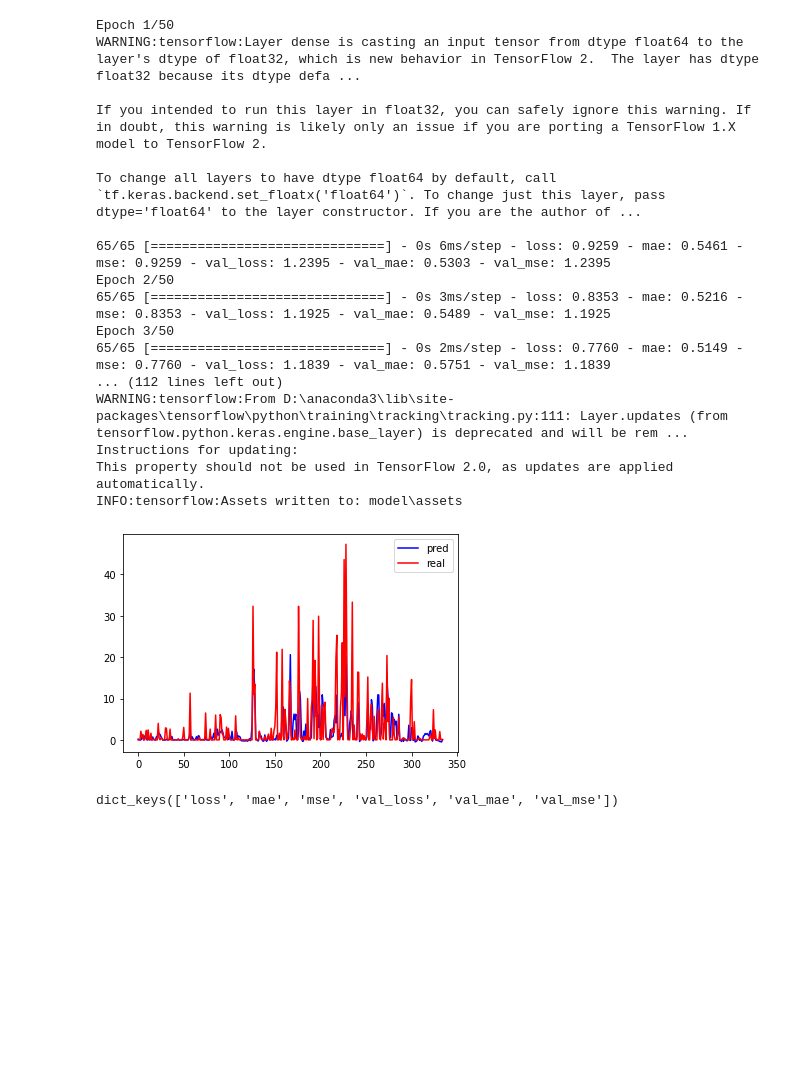
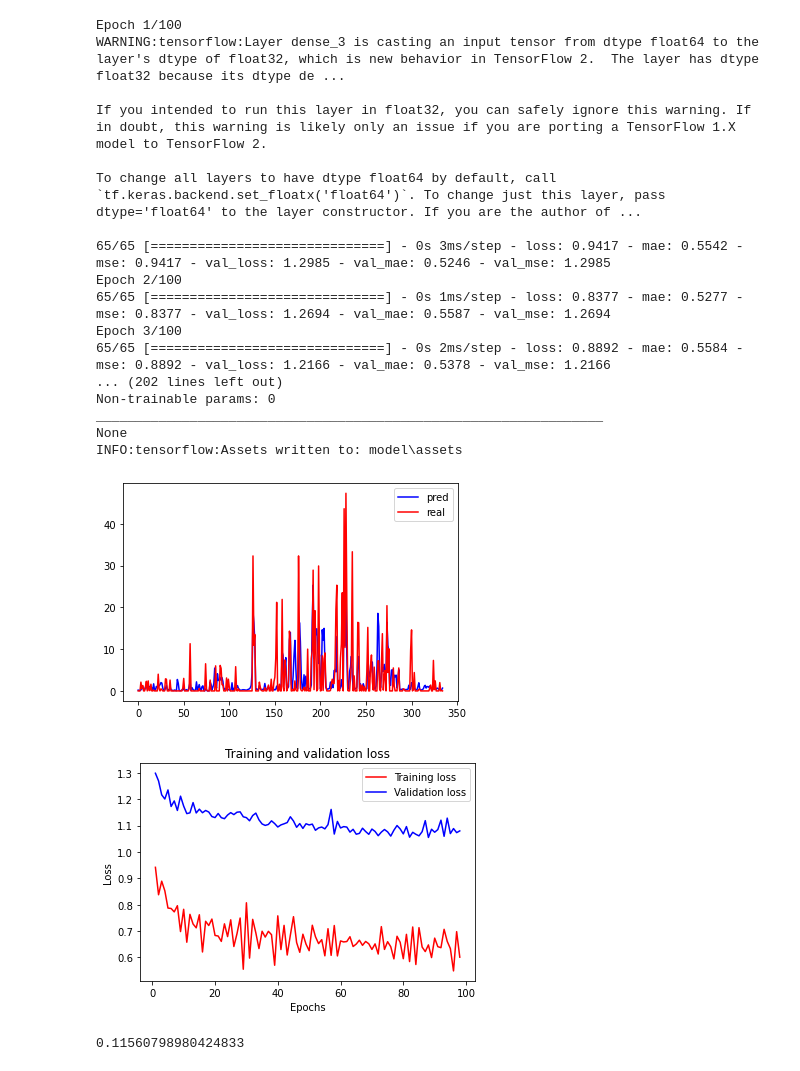
Before and after one commit to forward11/rainfall, a Jupyter notebook: RainPredDemo/model/build_model.ipynb, the cells around one changed output. Saved outputs shown, nothing was run; the diff lists cells and outputs as text; code cells hidden in the pictures; blank space fills up the shorter version.

```diff
--- a/RainPredDemo/model/build_model.ipynb
+++ b/RainPredDemo/model/build_model.ipynb
@@ -6,7 +6,7 @@ import tensorflow as tf
 from tensorflow.keras import layers
 import pandas as pd
 import matplotlib.pyplot as plt
-
+tf.random.set_seed(1)
 
 def make_dataset():
     """
@@ -14,7 +14,7 @@ def make_dataset():
     :return: train_dataset, val_dataset, test_features, test_labels
     """
     reader = Reader()
-    with open('E:\\RainPredDemo\\model\\config.json', 'r') as json_file:
+    with open('E:\\rainfall\\RainPredDemo\\model\\config.json', 'r') as json_file:
         config = json.load(json_file)
 
     features = config['features']
@@ -105,57 +105,80 @@ def dense_model_functional():
 
 
 if __name__ == '__main__':
-    epochs = 50
+    epochs = 200
     size_train, size_val = 2091, 713
     batch_size = 32 #32
     train_ds, val_ds, test_x, test_y, train_mean, train_std = make_dataset()
     model = dense_model_sequential_1()
     # model = dense_model_sequential_2()
     # model = dense_model_functional()
+    callback = tf.keras.callbacks.EarlyStopping(
+        monitor='val_loss', min_delta=0, patience=10, verbose=0,
+        mode='auto', baseline=None, restore_best_weights=True
+    )
     history = model.fit(train_ds, epochs=epochs, steps_per_epoch=size_train // batch_size,
-                        validation_data=val_ds, validation_steps=size_val // batch_size)
+                        validation_data=val_ds, validation_steps=size_val // batch_size,
+                        callbacks=[callback])
     hist = pd.DataFrame(history.history)
     hist['epoch'] = history.epoch
     print(model.summary())
 
     if not os.path.exists('model'):
         os.makedirs('model')
     model.save('model')
 
     model = tf.keras.models.load_model('model')
     pred_y = model.predict(test_x)
-
+    pred_y1=pred_y
     pred_y = pred_y * train_std + train_mean
     test_y = test_y * train_std + train_mean
+
+    for index in range(len(pred_y)):
+        if pred_y[index]<0:
+            pred_y[index]=0
 
     # paint pred and real
     x = range(335)
     plt.plot(x, pred_y, label="pred", color="b")
     plt.plot(x, test_y, label="real", color="r")
     plt.legend()
     plt.show()
     plt.close()
+
+    #paint loss and accuracy
+    history_dict = history.history
+    loss = history_dict['loss']
+    val_loss = history_dict['val_loss']
+    epochs = range(1, len(loss) + 1)
+    plt.plot(epochs, loss, 'r', label='Training loss')
+    plt.plot(epochs, val_loss, 'b', label='Validation loss')
+    plt.title('Training and validation loss')
+    plt.xlabel('Epochs')
+    plt.ylabel('Loss')
+    plt.legend()
+    plt.show()
+    plt.close()
+
+    #result
+    print((test_y.mean()-pred_y.mean())/pred_y.mean())
 # %% [output]
-Epoch 1/50
-WARNING:tensorflow:Layer dense is casting an input tensor from dtype float64 to the layer's dtype of float32, which is new behavior in TensorFlow 2.  The layer has dtype float32 because its dtype defa ...
+Epoch 1/100
+WARNING:tensorflow:Layer dense_3 is casting an input tensor from dtype float64 to the layer's dtype of float32, which is new behavior in TensorFlow 2.  The layer has dtype float32 because its dtype de ...
 
 If you intended to run this layer in float32, you can safely ignore this warning. If in doubt, this warning is likely only an issue if you are porting a TensorFlow 1.X model to TensorFlow 2.
 
 To change all layers to have dtype float64 by default, call `tf.keras.backend.set_floatx('float64')`. To change just this layer, pass dtype='float64' to the layer constructor. If you are the author of ...
 
-65/65 [==============================] - 0s 6ms/step - loss: 0.9259 - mae: 0.5461 - mse: 0.9259 - val_loss: 1.2395 - val_mae: 0.5303 - val_mse: 1.2395
-Epoch 2/50
-65/65 [==============================] - 0s 3ms/step - loss: 0.8353 - mae: 0.5216 - mse: 0.8353 - val_loss: 1.1925 - val_mae: 0.5489 - val_mse: 1.1925
-Epoch 3/50
-65/65 [==============================] - 0s 2ms/step - loss: 0.7760 - mae: 0.5149 - mse: 0.7760 - val_loss: 1.1839 - val_mae: 0.5751 - val_mse: 1.1839
-... (112 lines left out)
-WARNING:tensorflow:From D:\anaconda3\lib\site-packages\tensorflow\python\training\tracking\tracking.py:111: Layer.updates (from tensorflow.python.keras.engine.base_layer) is deprecated and will be rem ...
-Instructions for updating:
-This property should not be used in TensorFlow 2.0, as updates are applied automatically.
+65/65 [==============================] - 0s 3ms/step - loss: 0.9417 - mae: 0.5542 - mse: 0.9417 - val_loss: 1.2985 - val_mae: 0.5246 - val_mse: 1.2985
+Epoch 2/100
+65/65 [==============================] - 0s 1ms/step - loss: 0.8377 - mae: 0.5277 - mse: 0.8377 - val_loss: 1.2694 - val_mae: 0.5587 - val_mse: 1.2694
+Epoch 3/100
+65/65 [==============================] - 0s 2ms/step - loss: 0.8892 - mae: 0.5584 - mse: 0.8892 - val_loss: 1.2166 - val_mae: 0.5378 - val_mse: 1.2166
+... (202 lines left out)
+Non-trainable params: 0
+_________________________________________________________________
+None
 INFO:tensorflow:Assets written to: model\assets
-[figure, old version]
+[figure, new version]
+[figure, added]
+0.11560798980424833
-# %%
-history_dict = history.history
-history_dict.keys()
-# %% [output]
-dict_keys(['loss', 'mae', 'mse', 'val_loss', 'val_mae', 'val_mse'])
```
Also changed, not shown: parts of 3 cells of this notebook, 21 other files.
